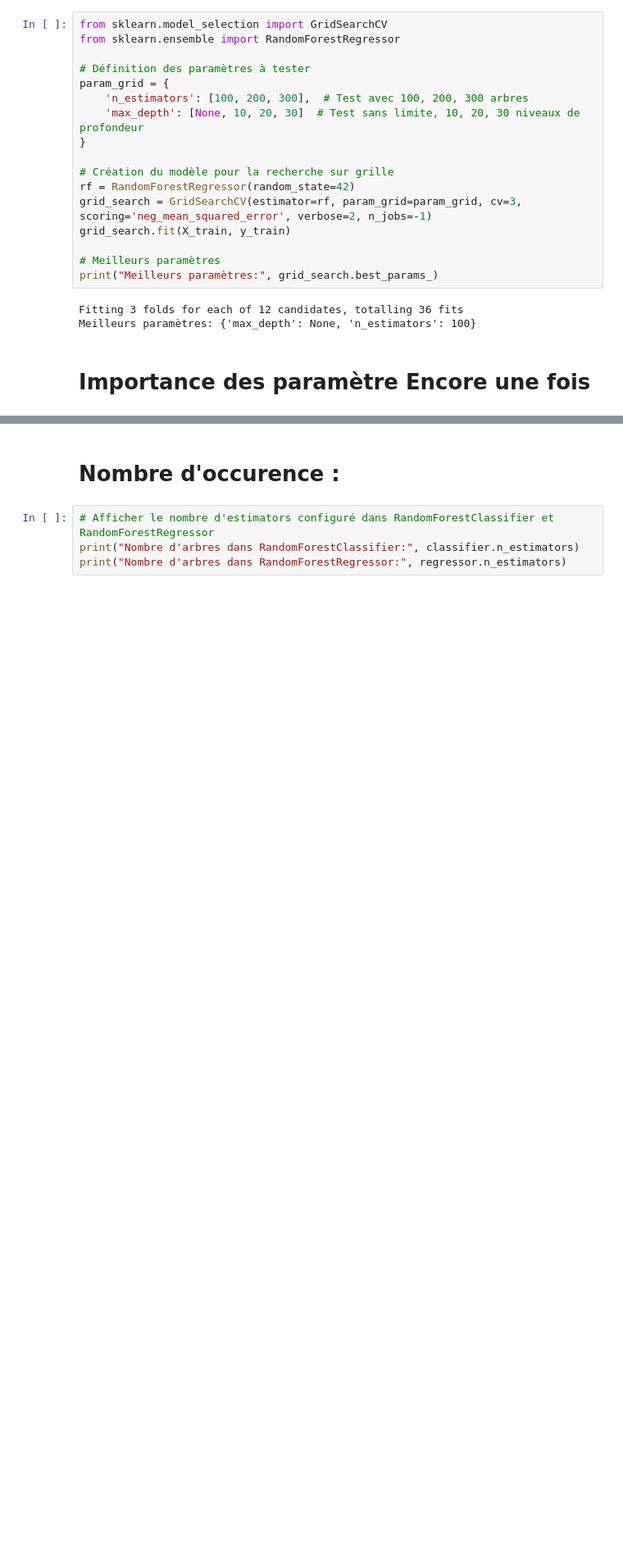
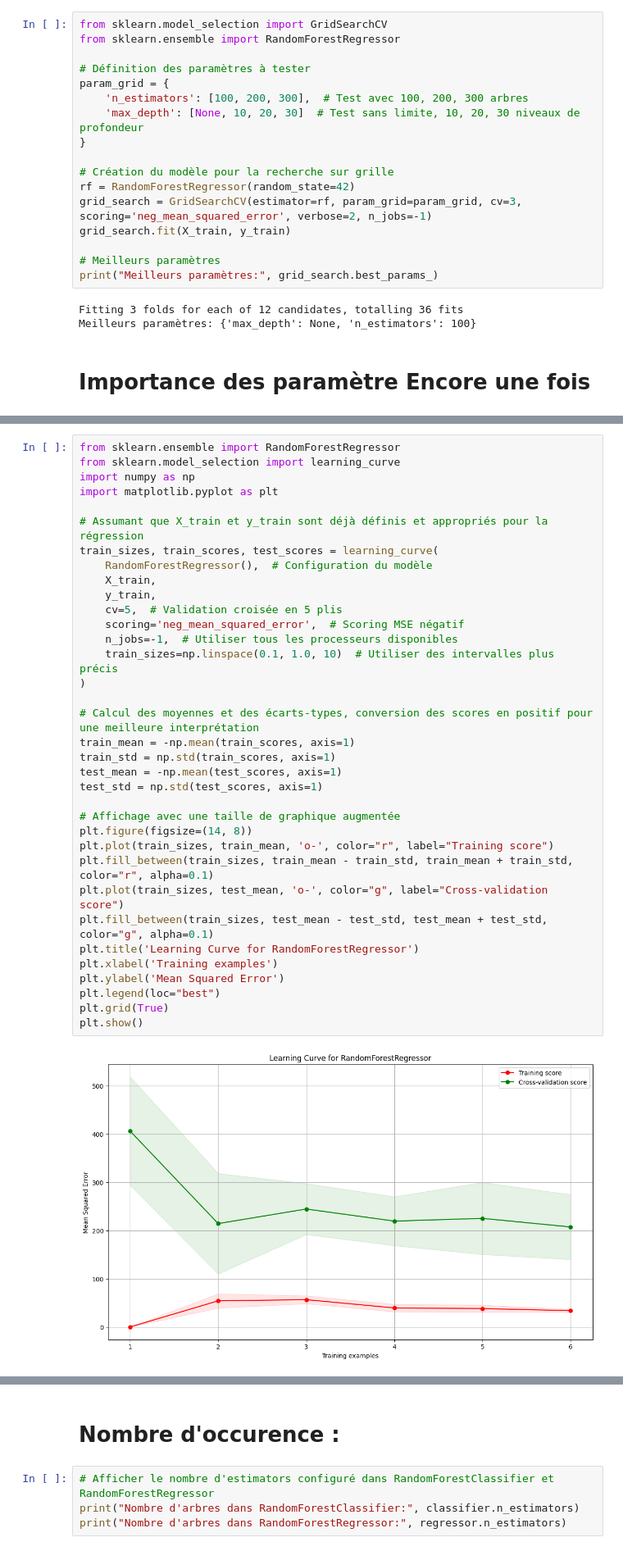
Before and after one commit to MathysLioson/presidential_IA, a Jupyter notebook: algo/presidentialLearning.ipynb, the cells around one changed output, grey strips where cells are left out. Shown at 82% size. Drawn from its saved outputs; the diff is of its cells as text; blank space fills up the shorter version.

```diff
--- a/algo/presidentialLearning.ipynb
+++ b/algo/presidentialLearning.ipynb
@@ -411,0 +419,37 @@ for i in range(y_pred.shape[1]):
+# %%
+from sklearn.ensemble import RandomForestRegressor
+from sklearn.model_selection import learning_curve
+import numpy as np
+import matplotlib.pyplot as plt
+
+# Assumant que X_train et y_train sont déjà définis et appropriés pour la régression
+train_sizes, train_scores, test_scores = learning_curve(
+    RandomForestRegressor(),  # Configuration du modèle
+    X_train,
+    y_train,
+    cv=5,  # Validation croisée en 5 plis
+    scoring='neg_mean_squared_error',  # Scoring MSE négatif
+    n_jobs=-1,  # Utiliser tous les processeurs disponibles
+    train_sizes=np.linspace(0.1, 1.0, 10)  # Utiliser des intervalles plus précis
+)
+
+# Calcul des moyennes et des écarts-types, conversion des scores en positif pour une meilleure interprétation
+train_mean = -np.mean(train_scores, axis=1)
+train_std = np.std(train_scores, axis=1)
+test_mean = -np.mean(test_scores, axis=1)
+test_std = np.std(test_scores, axis=1)
+
+# Affichage avec une taille de graphique augmentée
+plt.figure(figsize=(14, 8))
+plt.plot(train_sizes, train_mean, 'o-', color="r", label="Training score")
+plt.fill_between(train_sizes, train_mean - train_std, train_mean + train_std, color="r", alpha=0.1)
+plt.plot(train_sizes, test_mean, 'o-', color="g", label="Cross-validation score")
+plt.fill_between(train_sizes, test_mean - test_std, test_mean + test_std, color="g", alpha=0.1)
+plt.title('Learning Curve for RandomForestRegressor')
+plt.xlabel('Training examples')
+plt.ylabel('Mean Squared Error')
+plt.legend(loc="best")
+plt.grid(True)
+plt.show()
+# %% [output]
+[figure, added]
```
Also changed, not shown: parts of 8 cells of this notebook, 1 other file.
